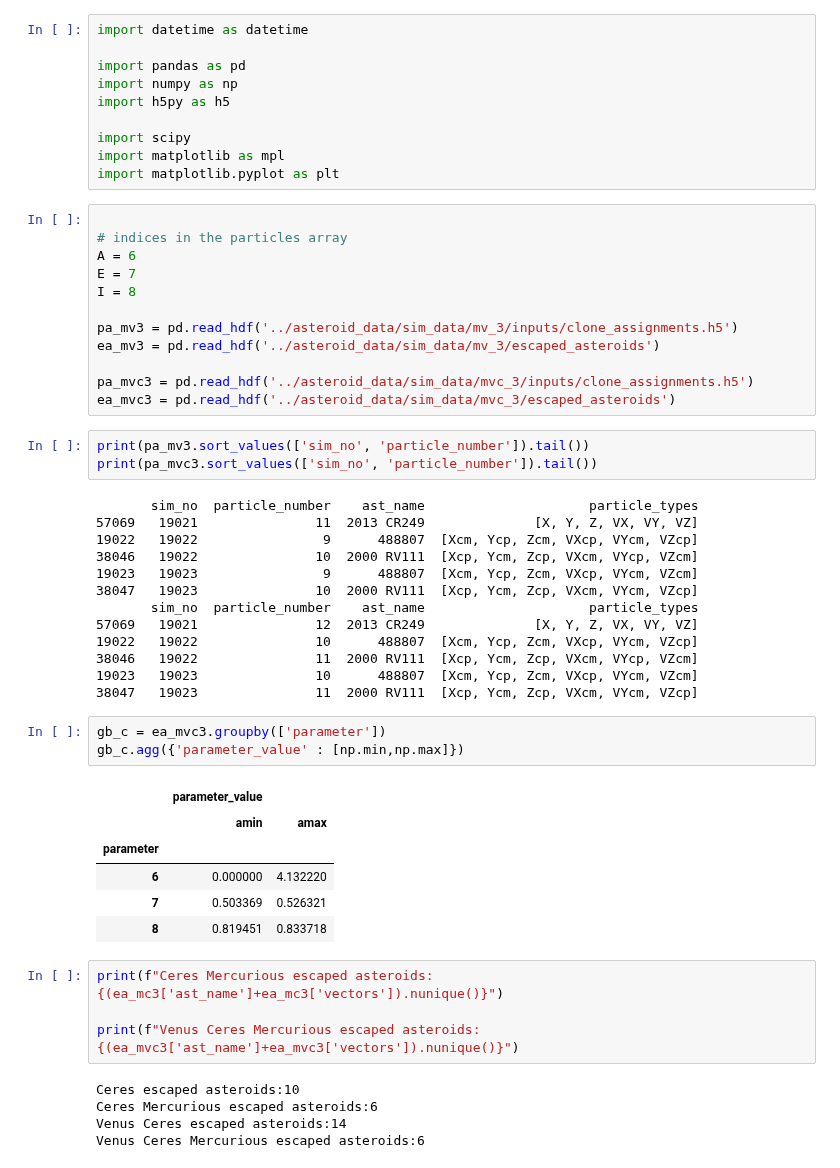
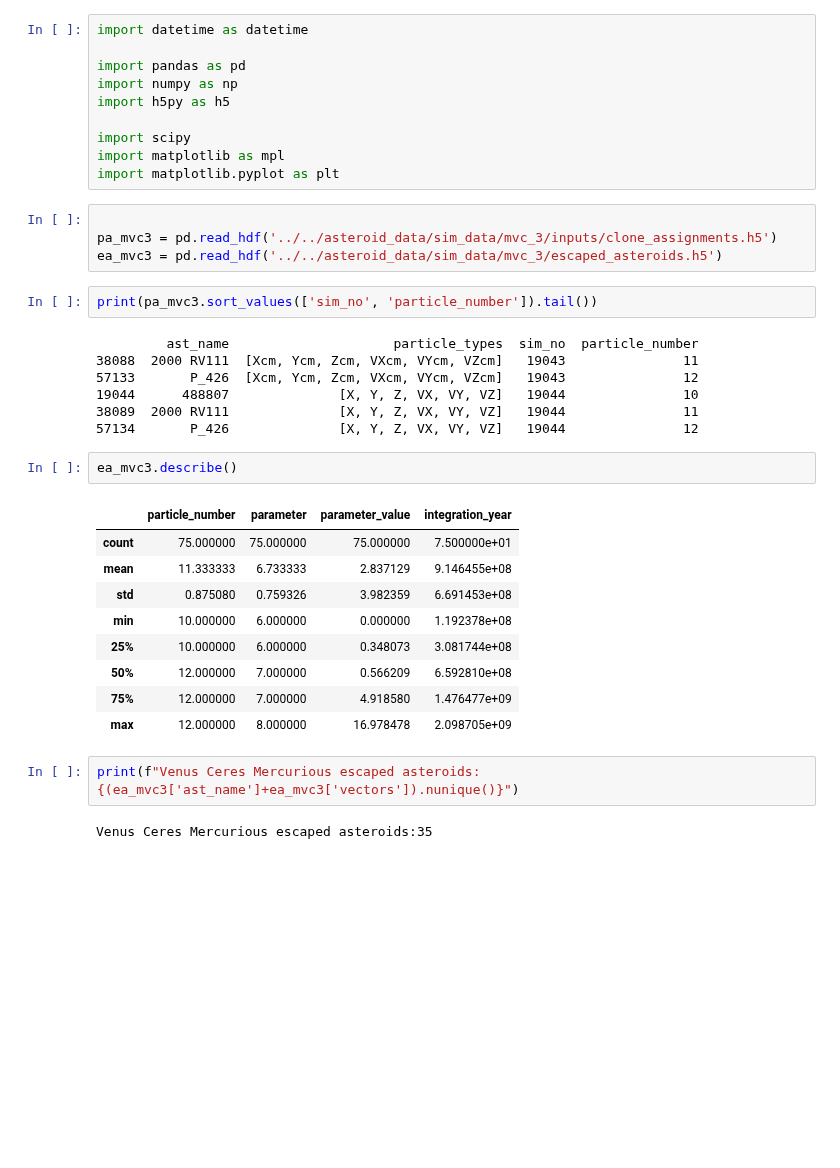
Before and after one commit to crankymax/asteroid_families, a Jupyter notebook: jupyter_notebooks/escaped_asteroid_analysis.ipynb, the cells around one changed output. Drawn from its saved outputs; the diff is of its cells as text; blank space fills up the shorter version.

```diff
--- a/jupyter_notebooks/escaped_asteroid_analysis.ipynb
+++ b/jupyter_notebooks/escaped_asteroid_analysis.ipynb
@@ -13,48 +13,30 @@ import matplotlib as mpl
 import matplotlib.pyplot as plt
 # %%
 
-# indices in the particles array
-A = 6
-E = 7
-I = 8
-
-pa_mv3 = pd.read_hdf('../asteroid_data/sim_data/mv_3/inputs/clone_assignments.h5')
-ea_mv3 = pd.read_hdf('../asteroid_data/sim_data/mv_3/escaped_asteroids')
-
-pa_mvc3 = pd.read_hdf('../asteroid_data/sim_data/mvc_3/inputs/clone_assignments.h5')
-ea_mvc3 = pd.read_hdf('../asteroid_data/sim_data/mvc_3/escaped_asteroids')
+pa_mvc3 = pd.read_hdf('../../asteroid_data/sim_data/mvc_3/inputs/clone_assignments.h5')
+ea_mvc3 = pd.read_hdf('../../asteroid_data/sim_data/mvc_3/escaped_asteroids.h5')
 # %%
-print(pa_mv3.sort_values(['sim_no', 'particle_number']).tail())
 print(pa_mvc3.sort_values(['sim_no', 'particle_number']).tail())
 # %% [output]
-       sim_no  particle_number    ast_name                     particle_types
-57069   19021               11  2013 CR249              [X, Y, Z, VX, VY, VZ]
-19022   19022                9      488807  [Xcm, Ycp, Zcm, VXcp, VYcm, VZcp]
-38046   19022               10  2000 RV111  [Xcp, Ycm, Zcp, VXcm, VYcp, VZcm]
-19023   19023                9      488807  [Xcm, Ycp, Zcm, VXcp, VYcm, VZcm]
-38047   19023               10  2000 RV111  [Xcp, Ycm, Zcp, VXcm, VYcm, VZcp]
-       sim_no  particle_number    ast_name                     particle_types
-57069   19021               12  2013 CR249              [X, Y, Z, VX, VY, VZ]
-19022   19022               10      488807  [Xcm, Ycp, Zcm, VXcp, VYcm, VZcp]
-38046   19022               11  2000 RV111  [Xcp, Ycm, Zcp, VXcm, VYcp, VZcm]
-19023   19023               10      488807  [Xcm, Ycp, Zcm, VXcp, VYcm, VZcm]
-38047   19023               11  2000 RV111  [Xcp, Ycm, Zcp, VXcm, VYcm, VZcp]
+         ast_name                     particle_types  sim_no  particle_number
+38088  2000 RV111  [Xcm, Ycm, Zcm, VXcm, VYcm, VZcm]   19043               11
+57133       P_426  [Xcm, Ycm, Zcm, VXcm, VYcm, VZcm]   19043               12
+19044      488807              [X, Y, Z, VX, VY, VZ]   19044               10
+38089  2000 RV111              [X, Y, Z, VX, VY, VZ]   19044               11
+57134       P_426              [X, Y, Z, VX, VY, VZ]   19044               12
 # %%
-gb_c = ea_mvc3.groupby(['parameter'])
-gb_c.agg({'parameter_value' : [np.min,np.max]})
+ea_mvc3.describe()
 # %% [output]
-|  | parameter_value |  |
-|  | amin | amax |
-| parameter |  |  |
-| 6 | 0.000000 | 4.132220 |
-| 7 | 0.503369 | 0.526321 |
-| 8 | 0.819451 | 0.833718 |
+|  | particle_number | parameter | parameter_value | integration_year |
+| count | 75.000000 | 75.000000 | 75.000000 | 7.500000e+01 |
+| mean | 11.333333 | 6.733333 | 2.837129 | 9.146455e+08 |
+| std | 0.875080 | 0.759326 | 3.982359 | 6.691453e+08 |
+| min | 10.000000 | 6.000000 | 0.000000 | 1.192378e+08 |
+| 25% | 10.000000 | 6.000000 | 0.348073 | 3.081744e+08 |
+| 50% | 12.000000 | 7.000000 | 0.566209 | 6.592810e+08 |
+| 75% | 12.000000 | 7.000000 | 4.918580 | 1.476477e+09 |
+| max | 12.000000 | 8.000000 | 16.978478 | 2.098705e+09 |
 # %%
-print(f"Ceres Mercurious escaped asteroids:{(ea_mc3['ast_name']+ea_mc3['vectors']).nunique()}")
-
 print(f"Venus Ceres Mercurious escaped asteroids:{(ea_mvc3['ast_name']+ea_mvc3['vectors']).nunique()}")
 # %% [output]
-Ceres escaped asteroids:10
-Ceres Mercurious escaped asteroids:6
-Venus Ceres escaped asteroids:14
-Venus Ceres Mercurious escaped asteroids:6
+Venus Ceres Mercurious escaped asteroids:35
```
Also changed, not shown: parts of 19 cells of this notebook, 9 other files.
